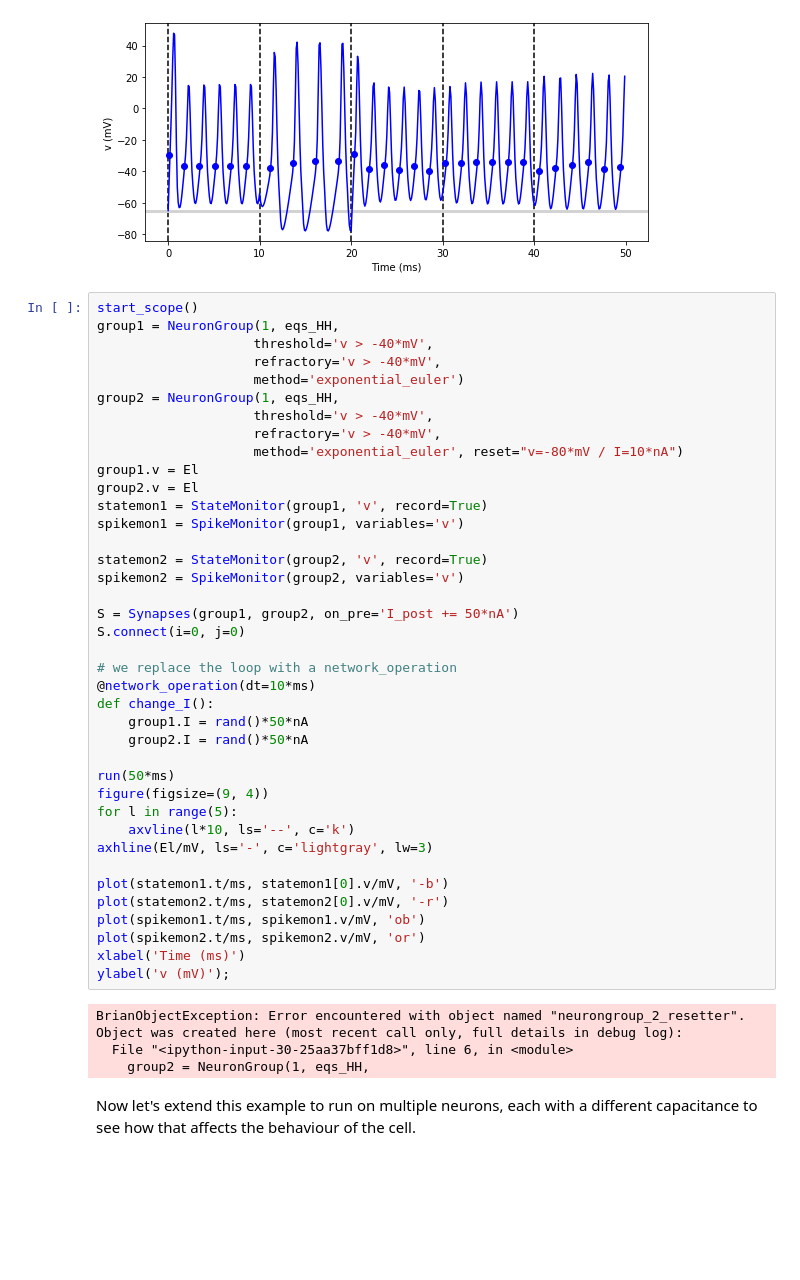
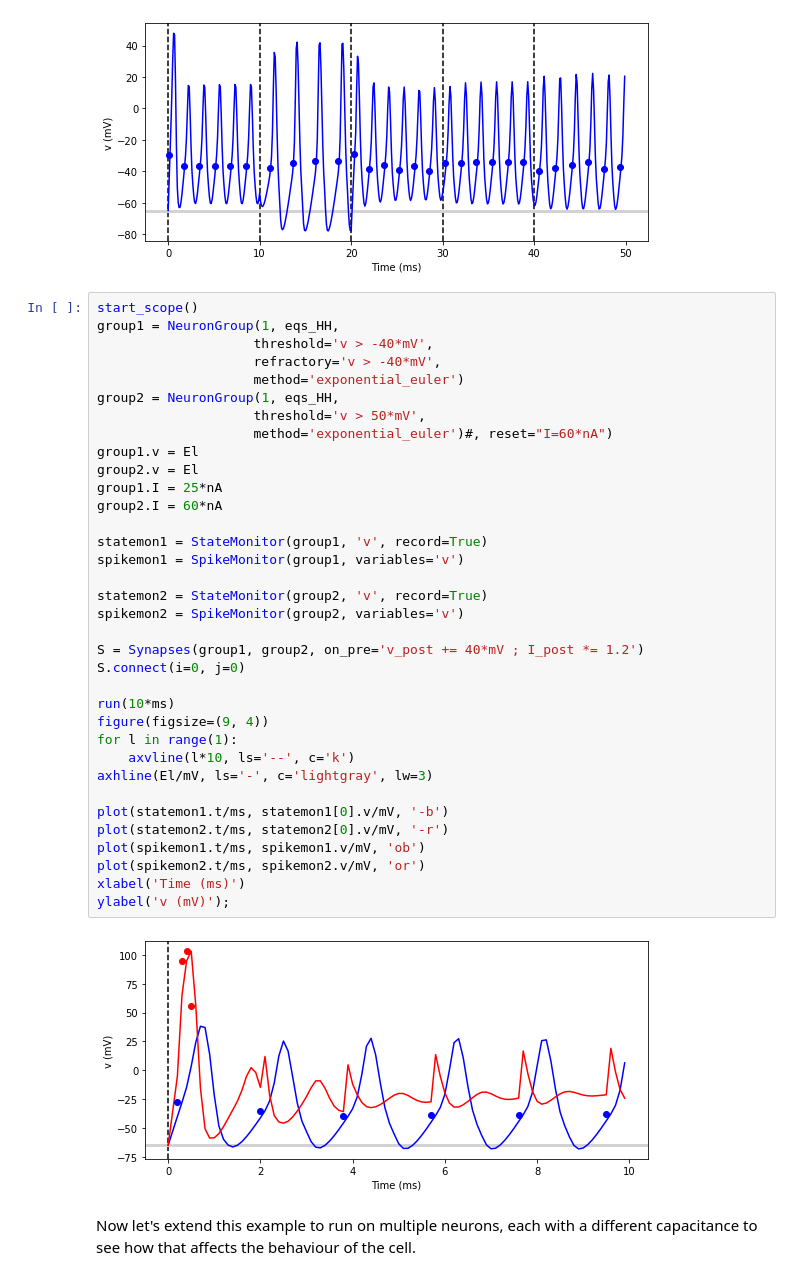
Before and after one commit to jeremygatineau/Reservoir-Neuromorphic-Computing, a Jupyter notebook: Tutos/3-intro-to-brian-simulations.ipynb, the cells around one changed output. Saved outputs shown, nothing was run; the diff lists cells and outputs as text; blank space fills up the shorter version.

Commit message:
yep here we are

```diff
--- a/Tutos/3-intro-to-brian-simulations.ipynb
+++ b/Tutos/3-intro-to-brian-simulations.ipynb
@@ -274,47 +274,40 @@ ylabel('v (mV)');
 # %%
 start_scope()
 group1 = NeuronGroup(1, eqs_HH,
                     threshold='v > -40*mV',
                     refractory='v > -40*mV',
                     method='exponential_euler')
 group2 = NeuronGroup(1, eqs_HH,
-                    threshold='v > -40*mV',
-                    refractory='v > -40*mV',
-                    method='exponential_euler', reset="v=-80*mV / I=10*nA")
+                    threshold='v > 50*mV',
+                    method='exponential_euler')#, reset="I=60*nA")
 group1.v = El
 group2.v = El
+group1.I = 25*nA
+group2.I = 60*nA
+
 statemon1 = StateMonitor(group1, 'v', record=True)
 spikemon1 = SpikeMonitor(group1, variables='v')
 
 statemon2 = StateMonitor(group2, 'v', record=True)
 spikemon2 = SpikeMonitor(group2, variables='v')
 
-S = Synapses(group1, group2, on_pre='I_post += 50*nA')
+S = Synapses(group1, group2, on_pre='v_post += 40*mV ; I_post *= 1.2')
 S.connect(i=0, j=0)
 
-# we replace the loop with a network_operation
-@network_operation(dt=10*ms)
-def change_I():
-    group1.I = rand()*50*nA
-    group2.I = rand()*50*nA
-
-run(50*ms)
+run(10*ms)
 figure(figsize=(9, 4))
-for l in range(5):
+for l in range(1):
     axvline(l*10, ls='--', c='k')
 axhline(El/mV, ls='-', c='lightgray', lw=3)
 
 plot(statemon1.t/ms, statemon1[0].v/mV, '-b')
 plot(statemon2.t/ms, statemon2[0].v/mV, '-r')
 plot(spikemon1.t/ms, spikemon1.v/mV, 'ob')
 plot(spikemon2.t/ms, spikemon2.v/mV, 'or')
 xlabel('Time (ms)')
 ylabel('v (mV)');
 # %% [output]
-BrianObjectException: Error encountered with object named "neurongroup_2_resetter".
-Object was created here (most recent call only, full details in debug log):
-  File "<ipython-input-30-25aa37bff1d8>", line 6, in <module>
-    group2 = NeuronGroup(1, eqs_HH,
+[figure, added]
 # %% [markdown]
 Now let's extend this example to run on multiple neurons, each with a different capacitance to see how that affects the behaviour of the cell.
 # %%
```
Also changed, not shown: parts of 1 cell of this notebook, 47 other files.
